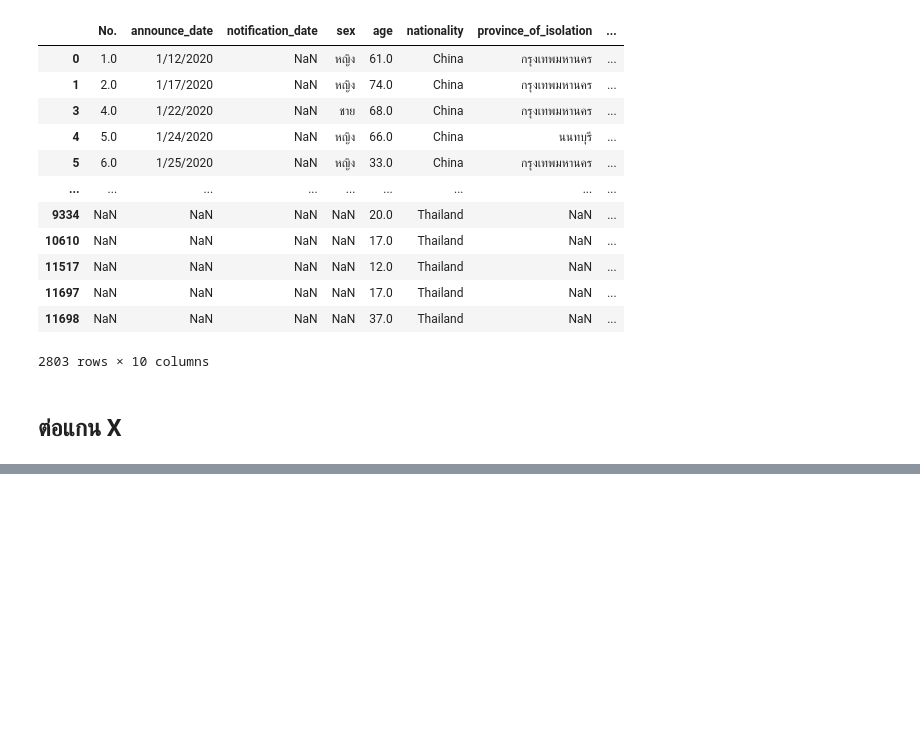
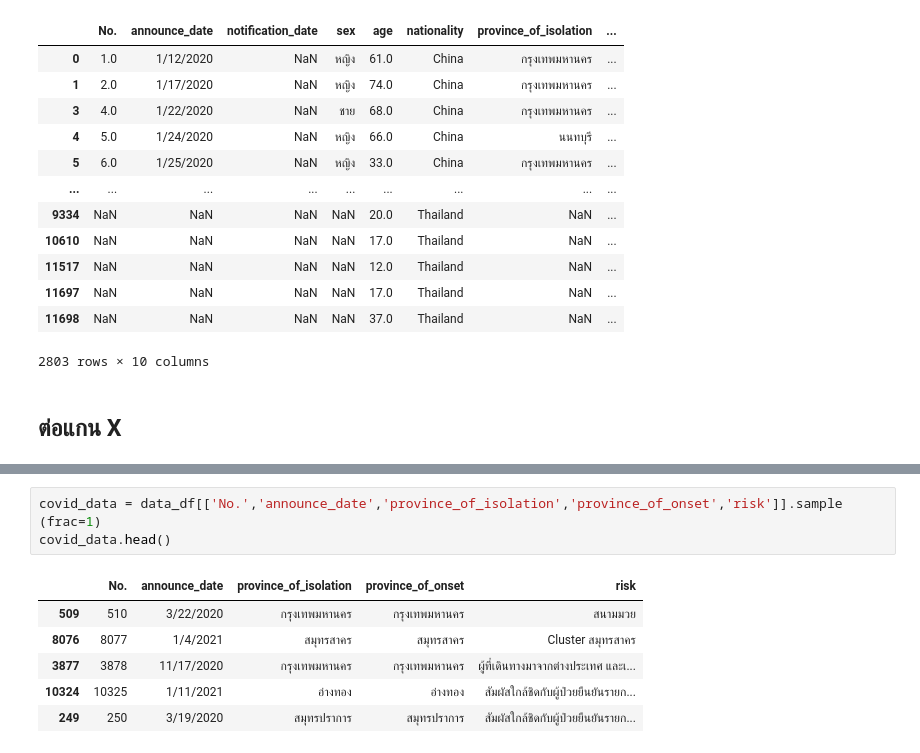
Before and after one commit to Khemapsorn/data_viz_2022, a Jupyter notebook: Pandas_102.ipynb, the cells around one changed output, grey strips where cells are left out. Cells and saved outputs as stored; diff of their text form; blank space fills up the shorter version.

```diff
--- a/Pandas_102.ipynb
+++ b/Pandas_102.ipynb
@@ -233,0 +239,10 @@ KeyError: ignored
+# %%
+covid_data = data_df[['No.','announce_date','province_of_isolation','province_of_onset','risk']].sample (frac=1)
+covid_data.head()
+# %% [output]
+|  | No. | announce_date | province_of_isolation | province_of_onset | risk |
+| 509 | 510 | 3/22/2020 | กรุงเทพมหานคร | กรุงเทพมหานคร | สนามมวย |
+| 8076 | 8077 | 1/4/2021 | สมุทรสาคร | สมุทรสาคร | Cluster สมุทรสาคร |
+| 3877 | 3878 | 11/17/2020 | กรุงเทพมหานคร | กรุงเทพมหานคร | ผู้ที่เดินทางมาจากต่างประเทศ และเ... |
+| 10324 | 10325 | 1/11/2021 | อ่างทอง | อ่างทอง | สัมผัสใกล้ชิดกับผู้ป่วยยืนยันรายก... |
+| 249 | 250 | 3/19/2020 | สมุทรปราการ | สมุทรปราการ | สัมผัสใกล้ชิดกับผู้ป่วยยืนยันรายก... |
```
Also changed, not shown: parts of 6 cells of this notebook.
